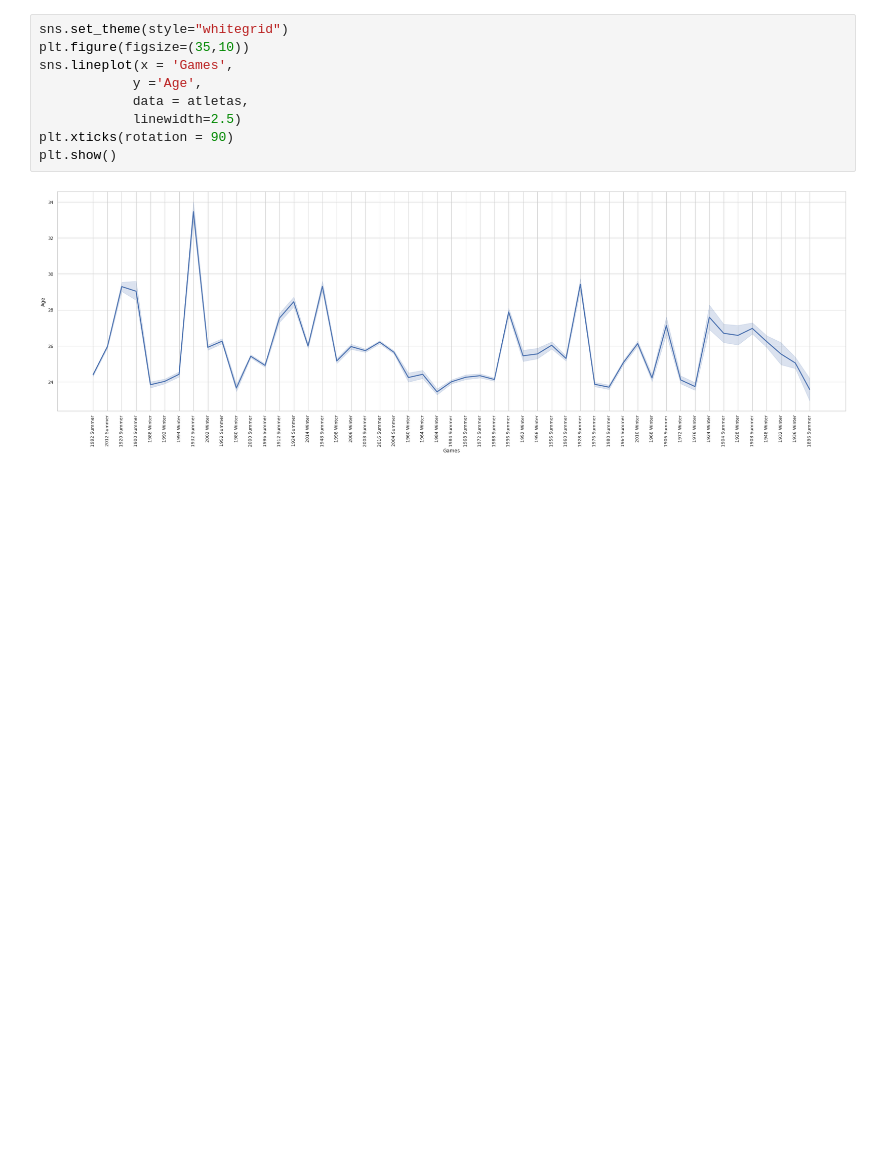
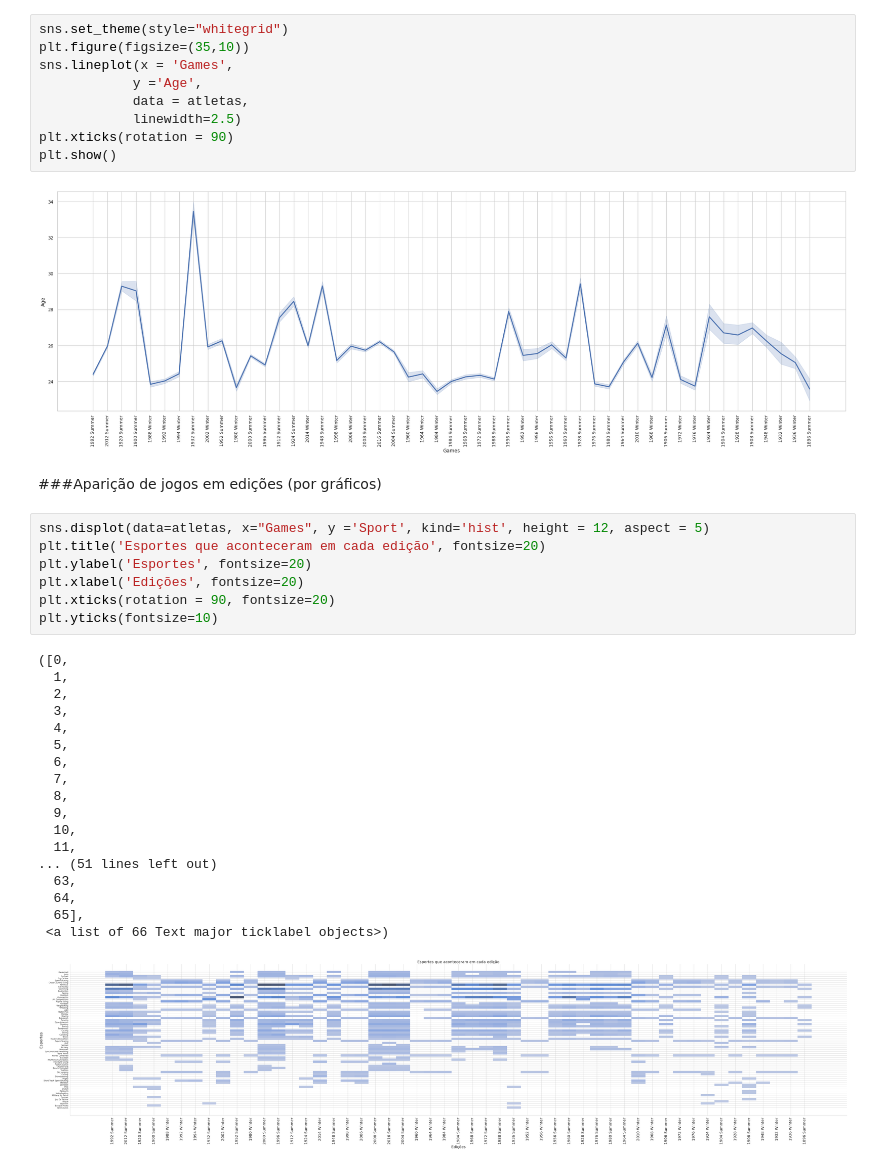
Before and after one commit to King-Bowie/projeto_olimpiadas, a Jupyter notebook: Olimpiadas.ipynb, the cells around one changed output. Saved outputs shown, nothing was run; the diff lists cells and outputs as text; blank space fills up the shorter version.

```diff
--- a/Olimpiadas.ipynb
+++ b/Olimpiadas.ipynb
@@ -441,3 +400,31 @@ plt.xticks(rotation = 90)
 plt.show()
 # %% [output]
 [figure]
+# %% [markdown]
+###Aparição de jogos em edições (por gráficos)
+# %%
+sns.displot(data=atletas, x="Games", y ='Sport', kind='hist', height = 12, aspect = 5)
+plt.title('Esportes que aconteceram em cada edição', fontsize=20)
+plt.ylabel('Esportes', fontsize=20)
+plt.xlabel('Edições', fontsize=20)
+plt.xticks(rotation = 90, fontsize=20)
+plt.yticks(fontsize=10)
+# %% [output]
+([0,
+  1,
+  2,
+  3,
+  4,
+  5,
+  6,
+  7,
+  8,
+  9,
+  10,
+  11,
+... (51 lines left out)
+  63,
+  64,
+  65],
+ <a list of 66 Text major ticklabel objects>)
+[figure, added]
```
Also changed, not shown: parts of 10 cells of this notebook.
